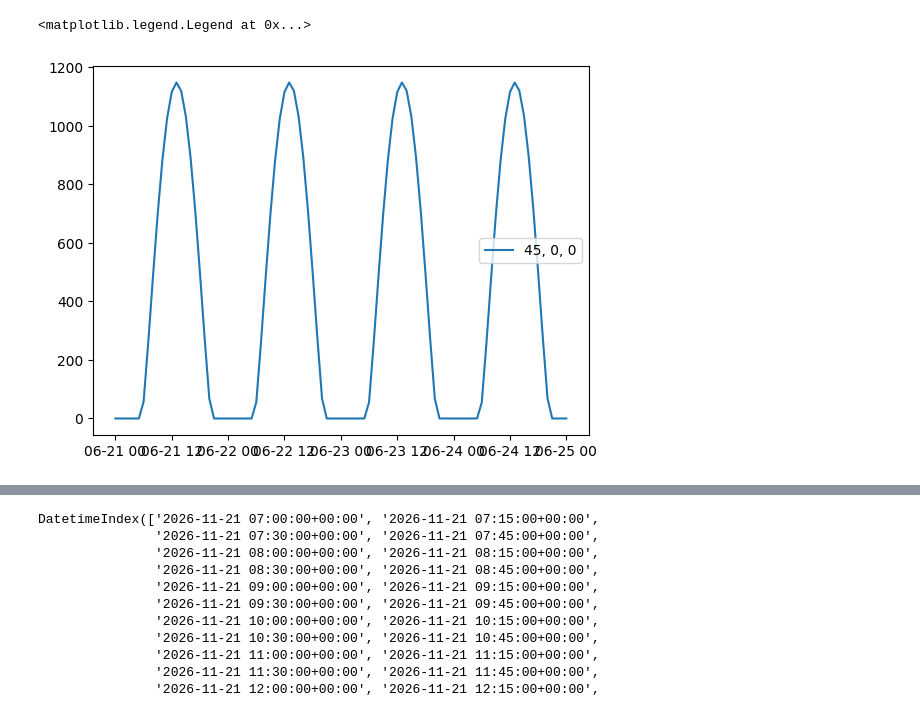
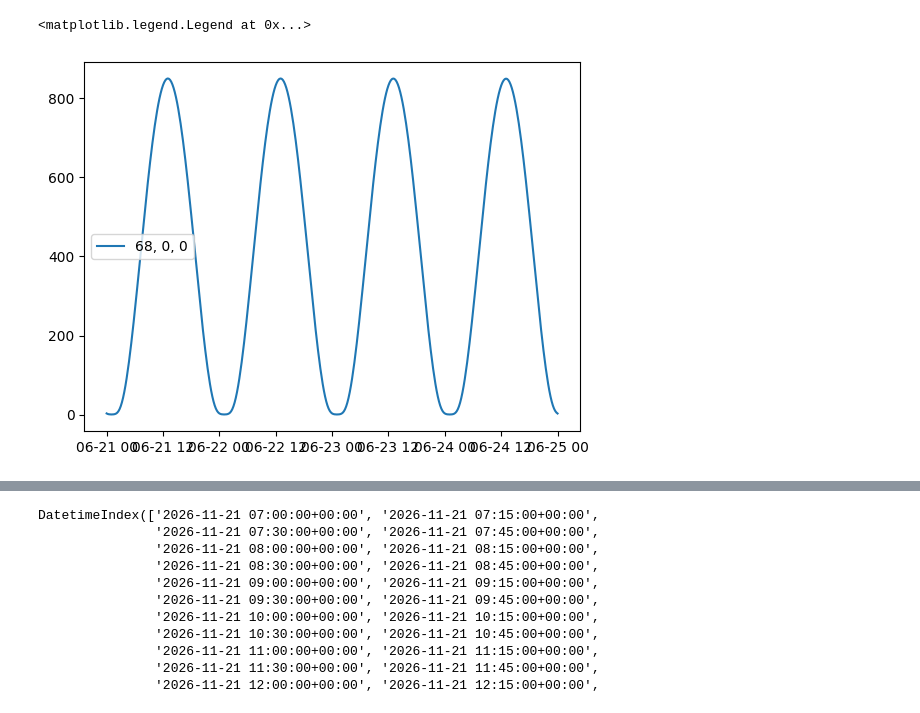
Before and after one commit to June-Skeeter/SunStatistics, a Jupyter notebook: Example_Usage.ipynb, the cells around one changed output, grey strips where cells are left out. Cells and saved outputs as stored; diff of their text form; code cells hidden in the pictures.

```diff
--- a/Example_Usage.ipynb
+++ b/Example_Usage.ipynb
@@ -1,29 +1,29 @@
 # %%
 import importlib
 import numpy as np
 import pandas as pd
 import SolarCalc2 as SC
 import matplotlib.pyplot as plt
 importlib.reload(SC)
 
 plt.figure()
-for lat in [45]:
+for lat in [68]:
     sa=SC.SunStats(
-        Timestamp=['2026-06-21T00:00:00+00:00','2026-06-25T00:00:00+00:00','60min'],
+        Timestamp=['2026-06-21T00:00:00+00:00','2026-06-25T00:00:00+00:00','15min'],
         Latitude=lat,
         Longitude=0,
         transmissivity=0.9,
         # Full_Load_Watts=24,
         # Discharge_Limit=0.55,
         # Batt_Sequences_in_Parallel=12
         )
-    m = (1/(np.cos(np.radians(sa.Zenith))))
+    # m = (1/(np.cos(np.radians(sa.Zenith))))
     # plt.scatter(sa.Solar_elevation,sa.SW_in,color='r')
     plt.plot(sa.Timestamp,sa.SW_in,label=f"{lat}, {sa.Slope}, {sa.Aspect}")#
 # plt.scatter(sa.rad_Vector,sa.Solar_elevation)
 # sa.rad_Vector
 # sa.incidence
 plt.legend()
 # %% [output]
 <matplotlib.legend.Legend at 0x...>
-[figure, old version]
+[figure, new version]
```
Also changed, not shown: parts of 1 cell of this notebook, 1 other file.
